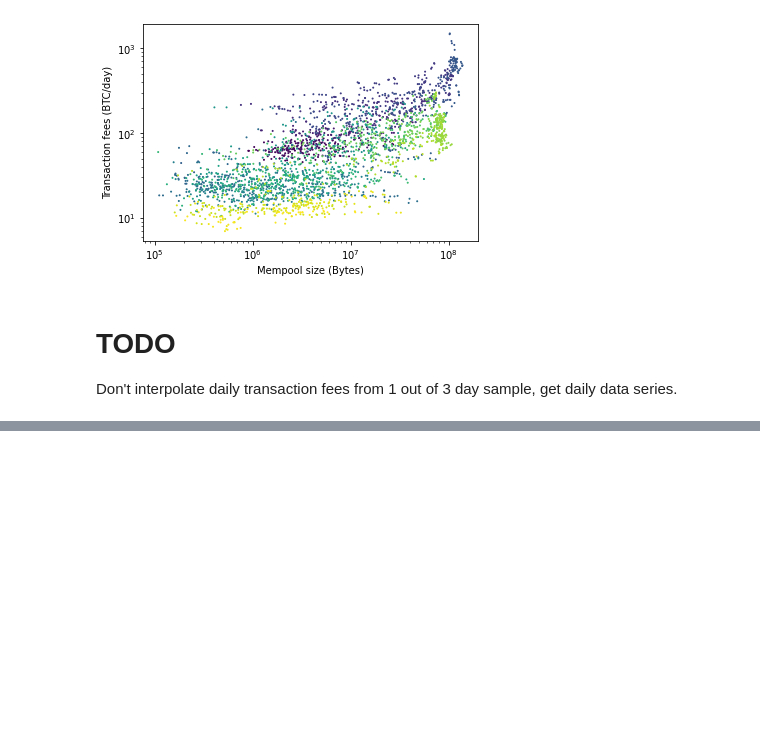
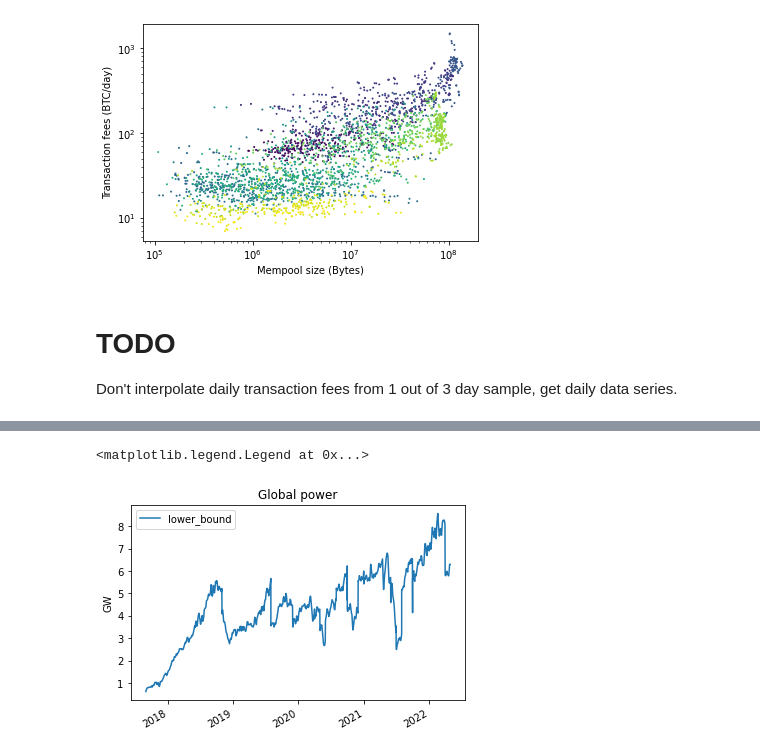
Before and after one commit to QRB-Labs/qrb, a Jupyter notebook: analysis/mining_dynamics.ipynb, the cells around one changed output, grey strips where cells are left out. Saved outputs shown, nothing was run; the diff lists cells and outputs as text; code cells hidden in the pictures; blank space fills up the shorter version.

```diff
--- a/analysis/mining_dynamics.ipynb
+++ b/analysis/mining_dynamics.ipynb
@@ -175,0 +187,16 @@ Text(2022-04-25, 2e-07, '@nemozen')
+# %%
+miners_df = pd.DataFrame(miners).set_index('Date')
+miners_df.index=pd.to_datetime(miners_df.index)
+miners_df.sort_values(by='alpha (kWh/Thash)', ascending=False, inplace=True)
+miners_df.sort_index(inplace=True)
+df6 = miners_df.merge(df5, how='outer', left_index=True, right_index=True, sort=True)
+df6.interpolate(method='pad', inplace=True)
+df6 = df6.loc[(df6.index>pd.to_datetime('2017-08-31')) & (df6.index<pd.to_datetime('2022-04-30'))]
+# %%
+df6.apply(lambda row: row['alpha (kWh/Thash)']*row['hash-rate']*3600/1e6, axis=1).plot(label='lower_bound')
+plt.ylabel('GW')
+plt.title('Global power')
+plt.legend()
+# %% [output]
+<matplotlib.legend.Legend at 0x...>
+[figure, added]
```
Also changed, not shown: parts of 10 cells of this notebook, 1 other file.
